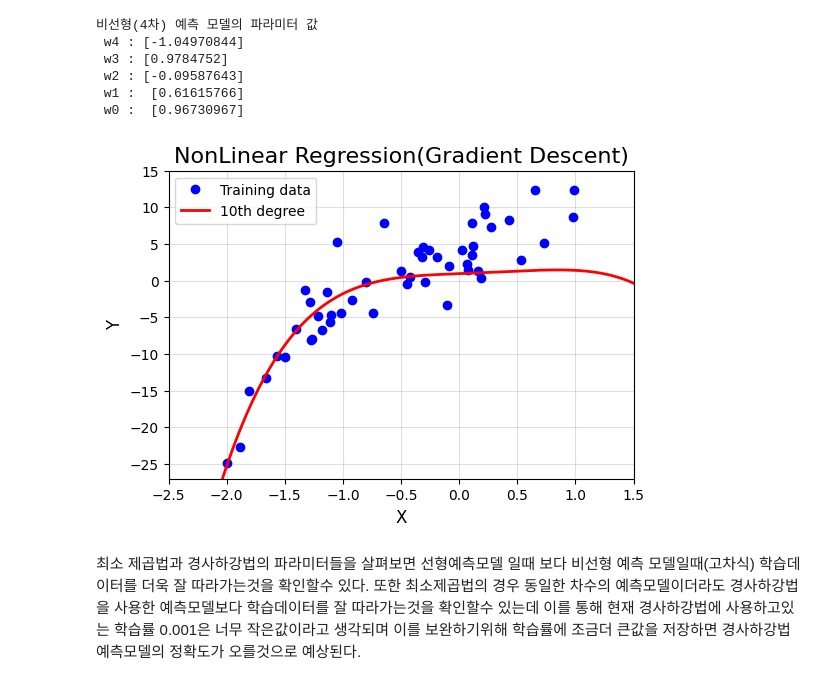
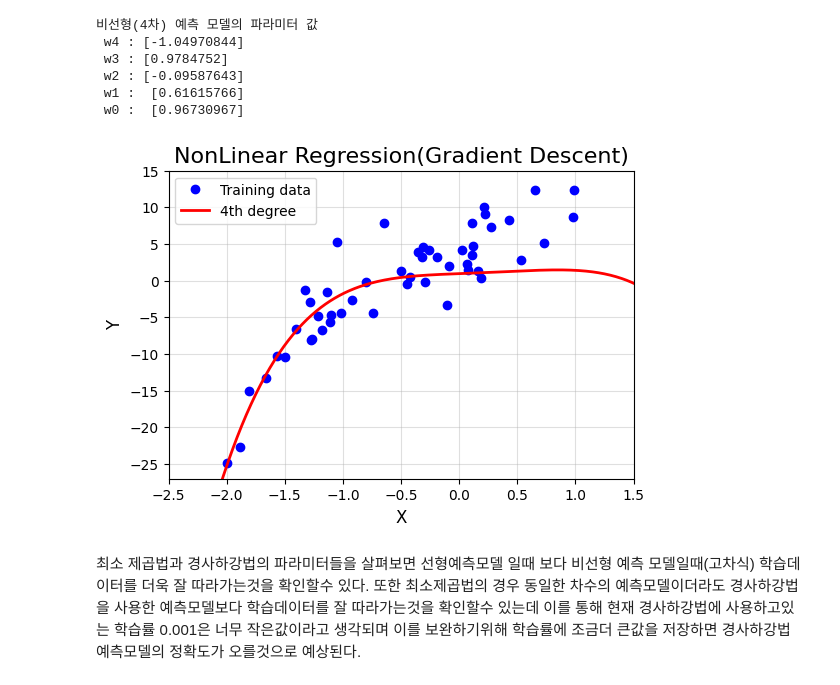
Before and after one commit to munhyunsik/ML, a Jupyter notebook: week5_report.ipynb, the cells around one changed output. Cells and saved outputs as stored; diff of their text form; code cells hidden in the pictures.

```diff
--- a/week5_report.ipynb
+++ b/week5_report.ipynb
@@ -248,21 +248,21 @@ print ('비선형(4차) 예측 모델의 파라미터 값\n w4 :',w4, '\n w3 :',
 # %%
 plt.figure(figsize = (6, 4))
 plt.title('NonLinear Regression(Gradient Descent)', fontsize = 16)
 plt.xlabel('X', fontsize = 12)
 plt.ylabel('Y', fontsize = 12)
 plt.plot(x, y, 'bo', label = "Training data")
 
 xp = np.arange(-5, 5, 0.01).reshape(-1, 1)
 y_pred = w4*xp**4 + w3*xp**3 + w2*xp**2 + w1*xp + w0
 
-plt.plot(xp, y_pred, 'r', linewidth = 2, label = "10th degree")
+plt.plot(xp, y_pred, 'r', linewidth = 2, label = "4th degree")
 plt.legend()
 plt.xlim(-2.5, 1.5)
 plt.ylim(-27, 15)
 plt.grid(alpha = 0.4)
 plt.show()
 # %% [output]
-[figure, old version]
+[figure, new version]
 # %% [markdown]
 최소 제곱법과 경사하강법의 파라미터들을 살펴보면 선형예측모델 일때 보다 비선형 예측 모델일때(고차식) 학습데이터를 더욱 잘 따라가는것을 확인할수 있다. 또한 최소제곱법의 경우 동일한 차수의 예측모델이더라도 경사하강법을 사용한 예측모델보다 학습데이터를 잘 따라가는것을 확인할수 있는데 이를 통해 현재 경사하강법에 사용하고있는 학습률 0.001은 너무 작은값이라고 생각되며 이를 보완하기위해 학습률에 조금더 큰값을 저장하면 경사하강법 예측모델의 정확도가 오를것으로 예상된다.
 # %%
```
Also changed, not shown: parts of 1 cell of this notebook.
